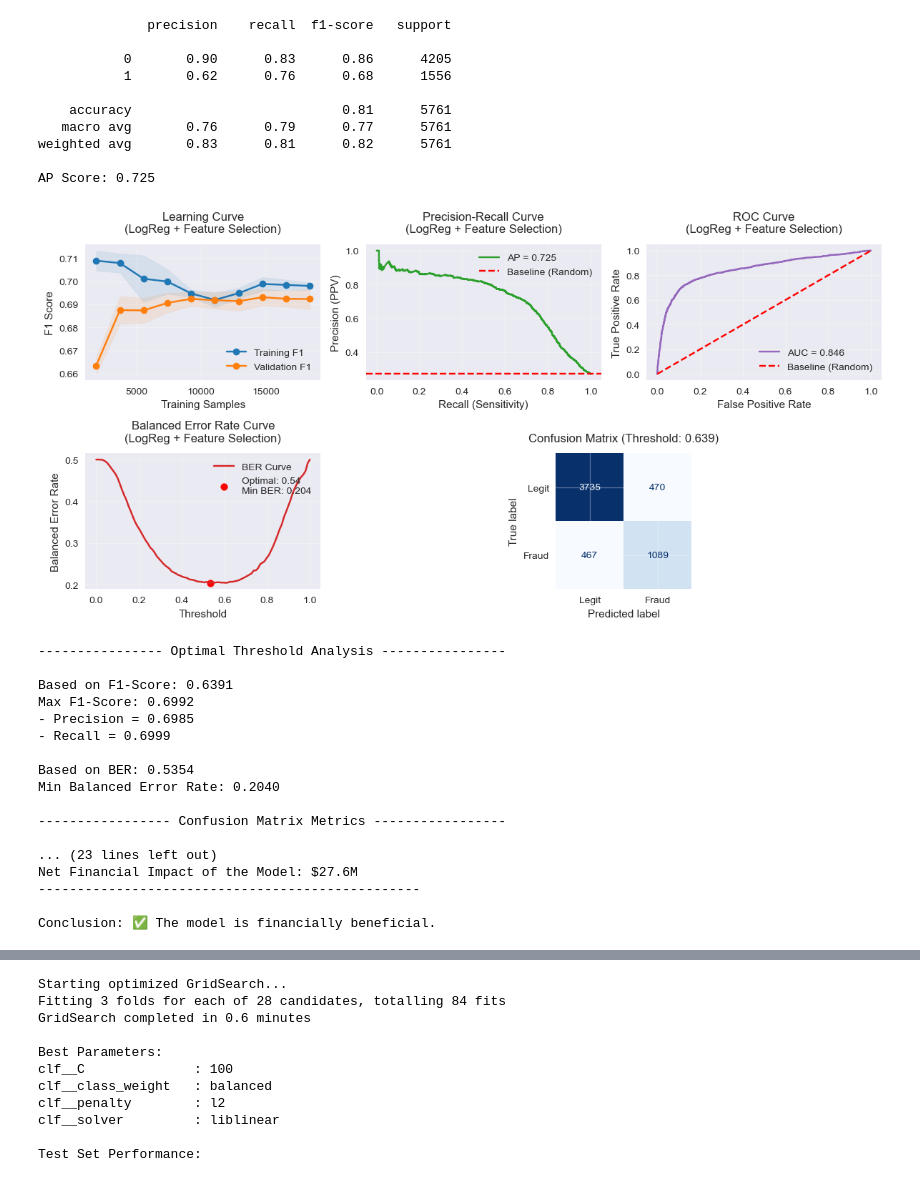
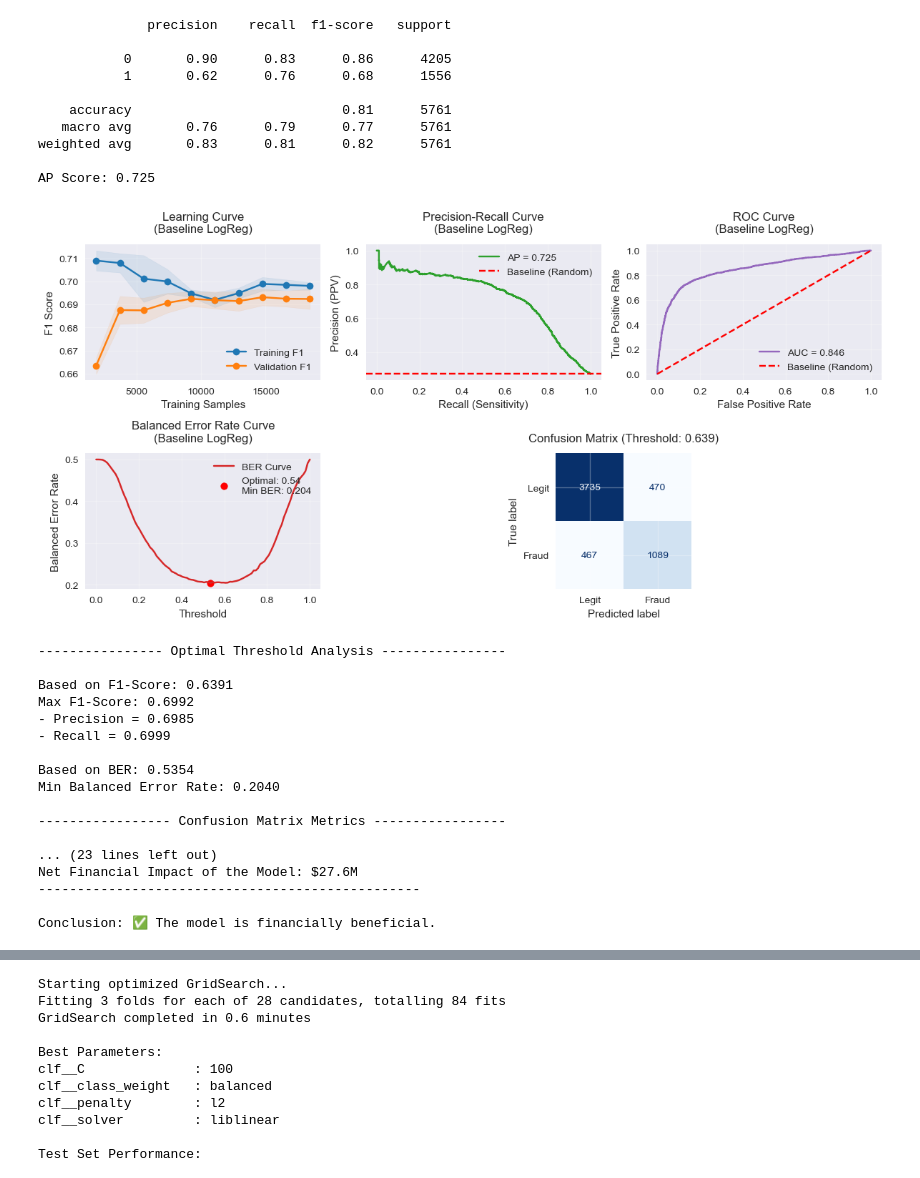
Before and after one commit to sumeetraheja/uol-module2-insurance, a Jupyter notebook: Assessment-cost-added.ipynb, the cells around one changed output, grey strips where cells are left out. Drawn from its saved outputs; the diff is of its cells as text; code cells hidden in the pictures.

Commit message:
Sorted Pricing Model

```diff
--- a/Assessment-cost-added.ipynb
+++ b/Assessment-cost-added.ipynb
@@ -1674,9 +1702,9 @@ weighted avg       0.83      0.81      0.82      5761
 
 AP Score: 0.725
 # %%
-plot_model_curves(pipeline, X_train, y_train, X_test, y_test, title_prefix="LogReg + Feature Selection")
+plot_model_curves(pipeline, X_train, y_train, X_test, y_test, title_prefix="Baseline-LogReg")
 # %% [output]
-[figure, old version]
+[figure, new version]
 ---------------- Optimal Threshold Analysis ----------------
 
 Based on F1-Score: 0.6391
```
Also changed, not shown: parts of 9 cells of this notebook.
